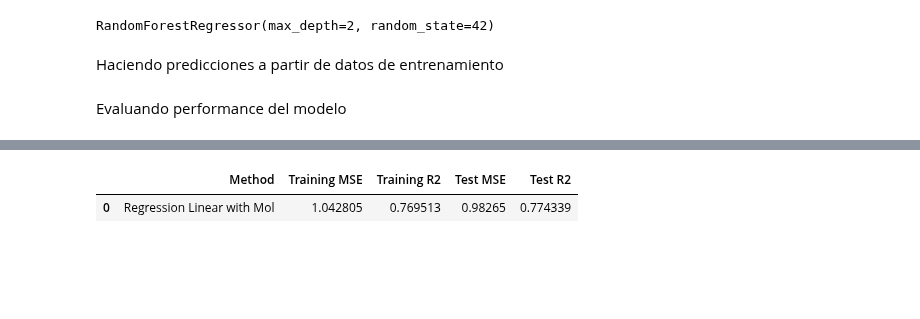
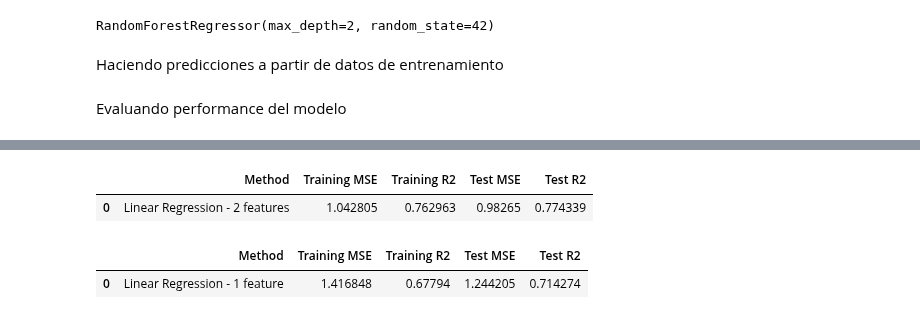
Before and after one commit to mteoraso/ML_Practice, a Jupyter notebook: practica_modelos_ml_solubilidad_moleculas.ipynb, the cells around one changed output, grey strips where cells are left out. Cells and saved outputs as stored; diff of their text form; code cells hidden in the pictures; blank space fills up the shorter version.

```diff
--- a/practica_modelos_ml_solubilidad_moleculas.ipynb
+++ b/practica_modelos_ml_solubilidad_moleculas.ipynb
@@ -336,34 +326,68 @@ Text(0.5, 0, 'LogS medidos')
 # %%
 # Evaluacion de modelo de regresion lineal reduciendo caracteristicas
 
-#Creacion de caracteristicas basadas en Mol, X_mol
-X_mol=df.drop(['logS','NumRotatableBonds',"AromaticProportion"], axis=1)
+# creacion de dataframe con 2 caracteristicas
+X_mol_1=df.drop(['logS','NumRotatableBonds',"AromaticProportion"], axis=1)
 
 # Obteniendo valores de entrenamiento y prueba
-X_mol_train, X_mol_test, Y_mol_train, Y_mol_test = train_test_split(X_mol, Y, test_size=0.2, random_state=42)
+X_mol_1_train, X_mol_1_test, Y_mol_1_train, Y_mol_1_test = train_test_split(X_mol_1, Y, test_size=0.2, random_state=42)
 
 # Ajustando a modelo de regresion lineal
-lr.fit(X_mol_train, Y_mol_train)
+lr.fit(X_mol_1_train, Y_mol_1_train)
 
-y_mol_lr_train_pred=lr.predict(X_mol_train)
-y_mol_lr_test_pred=lr.predict(X_mol_test)
+y_mol_1_lr_train_pred=lr.predict(X_mol_1_train)
+y_mol_1_lr_test_pred=lr.predict(X_mol_1_test)
 
 # Calculando el error cuadrado promedio
-lr_mol_train_mse=mean_squared_error(Y_mol_train, y_mol_lr_train_pred)
-lr_mol_train_r2=r2_score(Y_mol_train, y_lr_train_pred)
+lr_mol_1_train_mse=mean_squared_error(Y_mol_1_train, y_mol_1_lr_train_pred)
+lr_mol_1_train_r2=r2_score(Y_mol_1_train, y_mol_1_lr_train_pred)
 
-lr_mol_test_mse=mean_squared_error(Y_mol_test, y_mol_lr_test_pred)
-lr_mol_test_r2=r2_score(Y_mol_test, y_mol_lr_test_pred)
+lr_mol_1_test_mse=mean_squared_error(Y_mol_1_test, y_mol_1_lr_test_pred)
+lr_mol_1_test_r2=r2_score(Y_mol_1_test, y_mol_1_lr_test_pred)
 
 # Dataframe para presentacion de resultados de performance del modelo
-lr_mol_results=pd.DataFrame(['Regression Linear with Mol',
-                         lr_mol_train_mse,
-                         lr_mol_train_r2,
-                         lr_mol_test_mse,
-                         lr_mol_test_r2]).transpose()
+lr_mol_1_results=pd.DataFrame(['Linear Regression - 2 features',
+                         lr_mol_1_train_mse,
+                         lr_mol_1_train_r2,
+                         lr_mol_1_test_mse,
+                         lr_mol_1_test_r2]).transpose()
 
-lr_mol_results.columns=['Method', 'Training MSE', 'Training R2', 'Test MSE', 'Test R2']
-lr_mol_results
+lr_mol_1_results.columns=['Method', 'Training MSE', 'Training R2', 'Test MSE', 'Test R2']
+lr_mol_1_results
 # %% [output]
 |  | Method | Training MSE | Training R2 | Test MSE | Test R2 |
-| 0 | Regression Linear with Mol | 1.042805 | 0.769513 | 0.98265 | 0.774339 |
+| 0 | Linear Regression - 2 features | 1.042805 | 0.762963 | 0.98265 | 0.774339 |
+# %%
+# Evaluacion de modelo de regresion lineal reduciendo caracteristicas
+
+# Creacion de dataframe con 1 caracteristica
+X_mol_2=df.drop(['logS','NumRotatableBonds',"AromaticProportion",'MolWt'], axis=1)
+
+# Obteniendo valores de entrenamiento y prueba
+X_mol_2_train, X_mol_2_test, Y_mol_2_train, Y_mol_2_test = train_test_split(X_mol_2, Y, test_size=0.2, random_state=42)
+
+# Ajustando a modelo de regresion lineal
+lr.fit(X_mol_2_train, Y_mol_2_train)
+
+y_mol_2_lr_train_pred=lr.predict(X_mol_2_train)
+y_mol_2_lr_test_pred=lr.predict(X_mol_2_test)
+
+# Calculando el error cuadrado promedio
+lr_mol_2_train_mse=mean_squared_error(Y_mol_2_train, y_mol_2_lr_train_pred)
+lr_mol_2_train_r2=r2_score(Y_mol_2_train, y_mol_2_lr_train_pred)
+
+lr_mol_2_test_mse=mean_squared_error(Y_mol_2_test, y_mol_2_lr_test_pred)
+lr_mol_2_test_r2=r2_score(Y_mol_2_test, y_mol_2_lr_test_pred)
+
+# Dataframe para presentacion de resultados de performance del modelo
+lr_mol_2_results=pd.DataFrame(['Linear Regression - 1 feature',
+                         lr_mol_2_train_mse,
+                         lr_mol_2_train_r2,
+                         lr_mol_2_test_mse,
+                         lr_mol_2_test_r2]).transpose()
+
+lr_mol_2_results.columns=['Method', 'Training MSE', 'Training R2', 'Test MSE', 'Test R2']
+lr_mol_2_results
+# %% [output]
+|  | Method | Training MSE | Training R2 | Test MSE | Test R2 |
+| 0 | Linear Regression - 1 feature | 1.416848 | 0.67794 | 1.244205 | 0.714274 |
```
Also changed, not shown: parts of 25 cells of this notebook.
